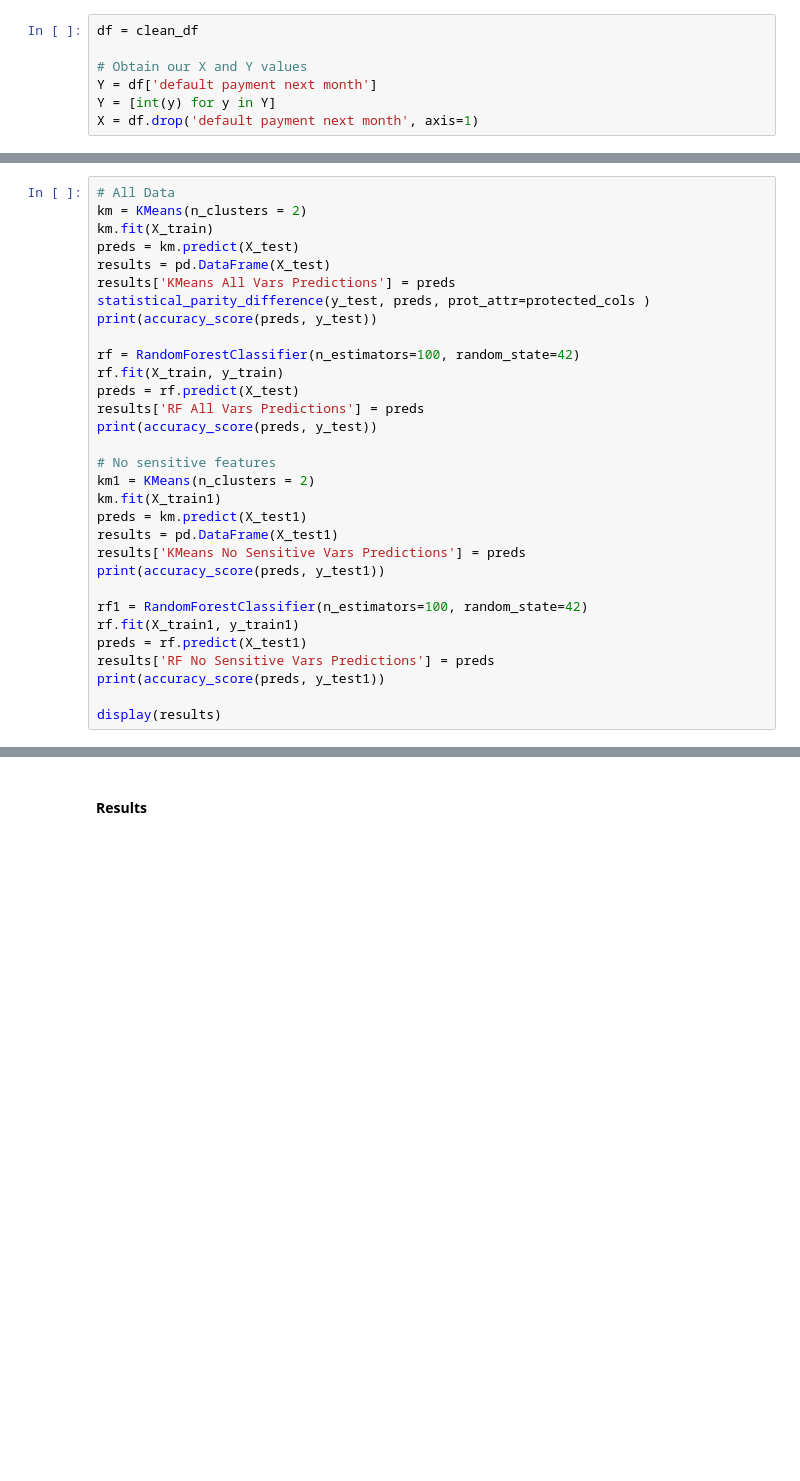
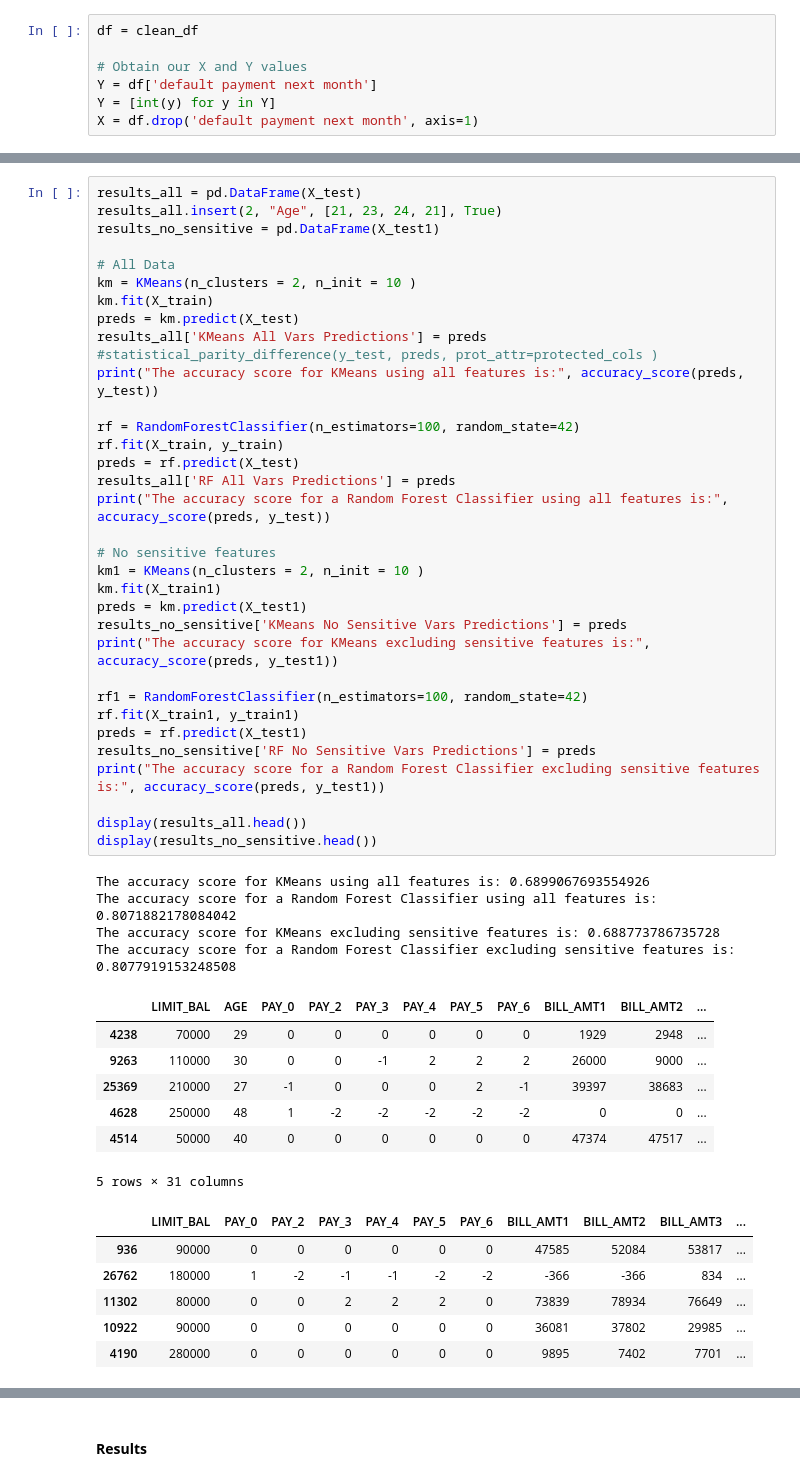
Before and after one commit to dylancvb/credit_risk_prediction, a Jupyter notebook: phase2again.ipynb, the cells around one changed output, grey strips where cells are left out. Saved outputs shown, nothing was run; the diff lists cells and outputs as text; blank space fills up the shorter version.

```diff
--- a/phase2again.ipynb
+++ b/phase2again.ipynb
@@ -528,31 +486,52 @@ display(df_no_education)
 # %%
+results_all = pd.DataFrame(X_test)
+results_all.insert(2, "Age", [21, 23, 24, 21], True)
+results_no_sensitive = pd.DataFrame(X_test1)
+
 # All Data
-km = KMeans(n_clusters = 2)
+km = KMeans(n_clusters = 2, n_init = 10 )
 km.fit(X_train)
 preds = km.predict(X_test)
-results = pd.DataFrame(X_test)
-results['KMeans All Vars Predictions'] = preds
-statistical_parity_difference(y_test, preds, prot_attr=protected_cols )
-print(accuracy_score(preds, y_test))
+results_all['KMeans All Vars Predictions'] = preds
+#statistical_parity_difference(y_test, preds, prot_attr=protected_cols )
+print("The accuracy score for KMeans using all features is:", accuracy_score(preds, y_test))
 
 rf = RandomForestClassifier(n_estimators=100, random_state=42)
 rf.fit(X_train, y_train)
 preds = rf.predict(X_test)
-results['RF All Vars Predictions'] = preds
-print(accuracy_score(preds, y_test))
+results_all['RF All Vars Predictions'] = preds
+print("The accuracy score for a Random Forest Classifier using all features is:", accuracy_score(preds, y_test))
 
 # No sensitive features
-km1 = KMeans(n_clusters = 2)
+km1 = KMeans(n_clusters = 2, n_init = 10 )
 km.fit(X_train1)
 preds = km.predict(X_test1)
-results = pd.DataFrame(X_test1)
-results['KMeans No Sensitive Vars Predictions'] = preds
-print(accuracy_score(preds, y_test1))
+results_no_sensitive['KMeans No Sensitive Vars Predictions'] = preds
+print("The accuracy score for KMeans excluding sensitive features is:", accuracy_score(preds, y_test1))
 
 rf1 = RandomForestClassifier(n_estimators=100, random_state=42)
 rf.fit(X_train1, y_train1)
 preds = rf.predict(X_test1)
-results['RF No Sensitive Vars Predictions'] = preds
-print(accuracy_score(preds, y_test1))
+results_no_sensitive['RF No Sensitive Vars Predictions'] = preds
+print("The accuracy score for a Random Forest Classifier excluding sensitive features is:", accuracy_score(preds, y_test1))
 
-display(results)
+display(results_all.head())
+display(results_no_sensitive.head())
+# %% [output]
+The accuracy score for KMeans using all features is: 0.6899067693554926
+The accuracy score for a Random Forest Classifier using all features is: 0.8071882178084042
+The accuracy score for KMeans excluding sensitive features is: 0.688773786735728
+The accuracy score for a Random Forest Classifier excluding sensitive features is: 0.8077919153248508
+|  | LIMIT_BAL | AGE | PAY_0 | PAY_2 | PAY_3 | PAY_4 | PAY_5 | PAY_6 | BILL_AMT1 | BILL_AMT2 | ... |
+| 4238 | 70000 | 29 | 0 | 0 | 0 | 0 | 0 | 0 | 1929 | 2948 | ... |
+| 9263 | 110000 | 30 | 0 | 0 | -1 | 2 | 2 | 2 | 26000 | 9000 | ... |
+| 25369 | 210000 | 27 | -1 | 0 | 0 | 0 | 2 | -1 | 39397 | 38683 | ... |
+| 4628 | 250000 | 48 | 1 | -2 | -2 | -2 | -2 | -2 | 0 | 0 | ... |
+| 4514 | 50000 | 40 | 0 | 0 | 0 | 0 | 0 | 0 | 47374 | 47517 | ... |
+5 rows × 31 columns
+|  | LIMIT_BAL | PAY_0 | PAY_2 | PAY_3 | PAY_4 | PAY_5 | PAY_6 | BILL_AMT1 | BILL_AMT2 | BILL_AMT3 | ... |
+| 936 | 90000 | 0 | 0 | 0 | 0 | 0 | 0 | 47585 | 52084 | 53817 | ... |
+| 26762 | 180000 | 1 | -2 | -1 | -1 | -2 | -2 | -366 | -366 | 834 | ... |
+| 11302 | 80000 | 0 | 0 | 2 | 2 | 2 | 0 | 73839 | 78934 | 76649 | ... |
+| 10922 | 90000 | 0 | 0 | 0 | 0 | 0 | 0 | 36081 | 37802 | 29985 | ... |
+| 4190 | 280000 | 0 | 0 | 0 | 0 | 0 | 0 | 9895 | 7402 | 7701 | ... |
```
Also changed, not shown: parts of 4 cells of this notebook.
